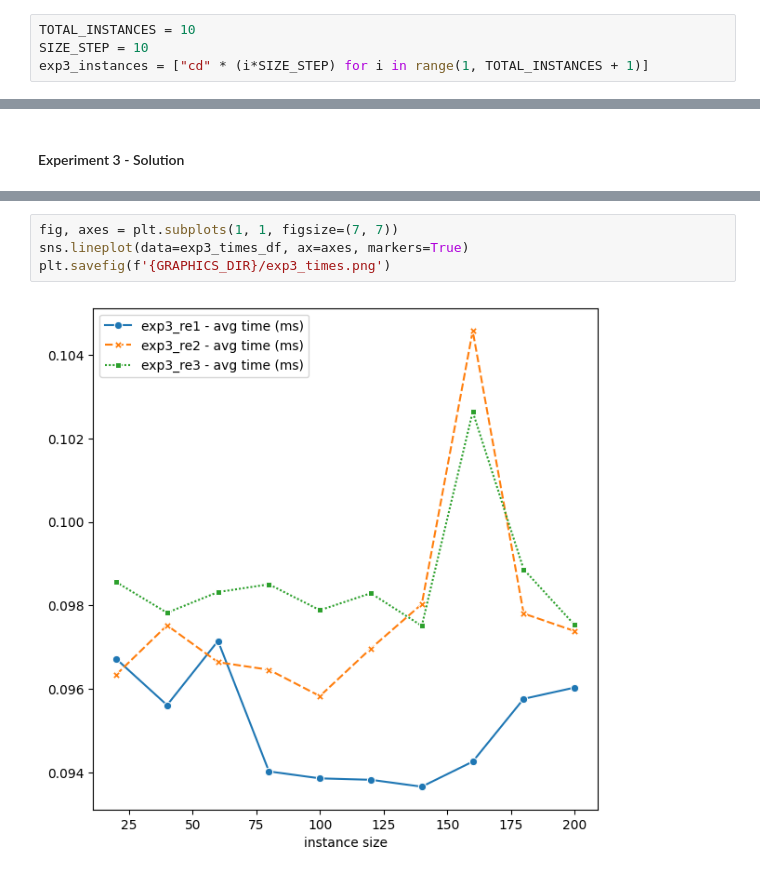
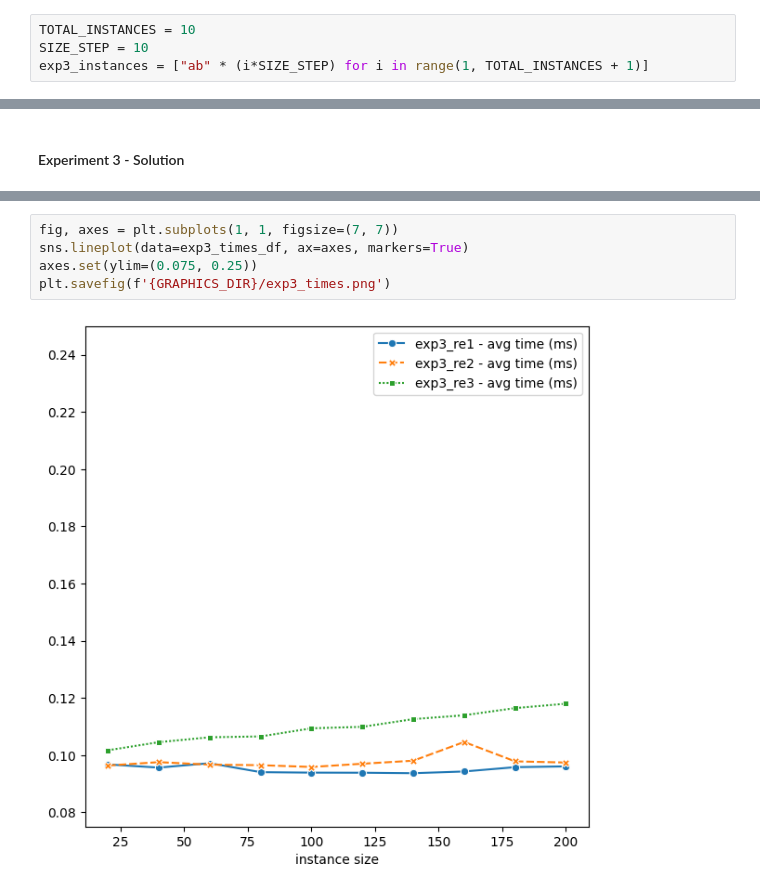
Before and after one commit to tomasmiguez/tp-tleng, a Jupyter notebook: experiments/tp1_experiments.ipynb, the cells around one changed output, grey strips where cells are left out. Drawn from its saved outputs; the diff is of its cells as text.

```diff
--- a/experiments/tp1_experiments.ipynb
+++ b/experiments/tp1_experiments.ipynb
@@ -416,7 +416,7 @@ plt.savefig(f'{GRAPHICS_DIR}/exp2_naive_times.png')
 # %%
 TOTAL_INSTANCES = 10
 SIZE_STEP = 10
-exp3_instances = ["cd" * (i*SIZE_STEP) for i in range(1, TOTAL_INSTANCES + 1)]
+exp3_instances = ["ab" * (i*SIZE_STEP) for i in range(1, TOTAL_INSTANCES + 1)]
 # %%
 def generate_regular_exp3_re1():
     return regex.Star(regex.Concat(regex.Char('a'), regex.Char('b')))
@@ -562,6 +579,7 @@ exp3_times_df
 # %%
 fig, axes = plt.subplots(1, 1, figsize=(7, 7))
 sns.lineplot(data=exp3_times_df, ax=axes, markers=True)
+axes.set(ylim=(0.075, 0.25))
 plt.savefig(f'{GRAPHICS_DIR}/exp3_times.png')
 # %% [output]
-[figure, old version]
+[figure, new version]
```
Also changed, not shown: parts of 4 cells of this notebook.
